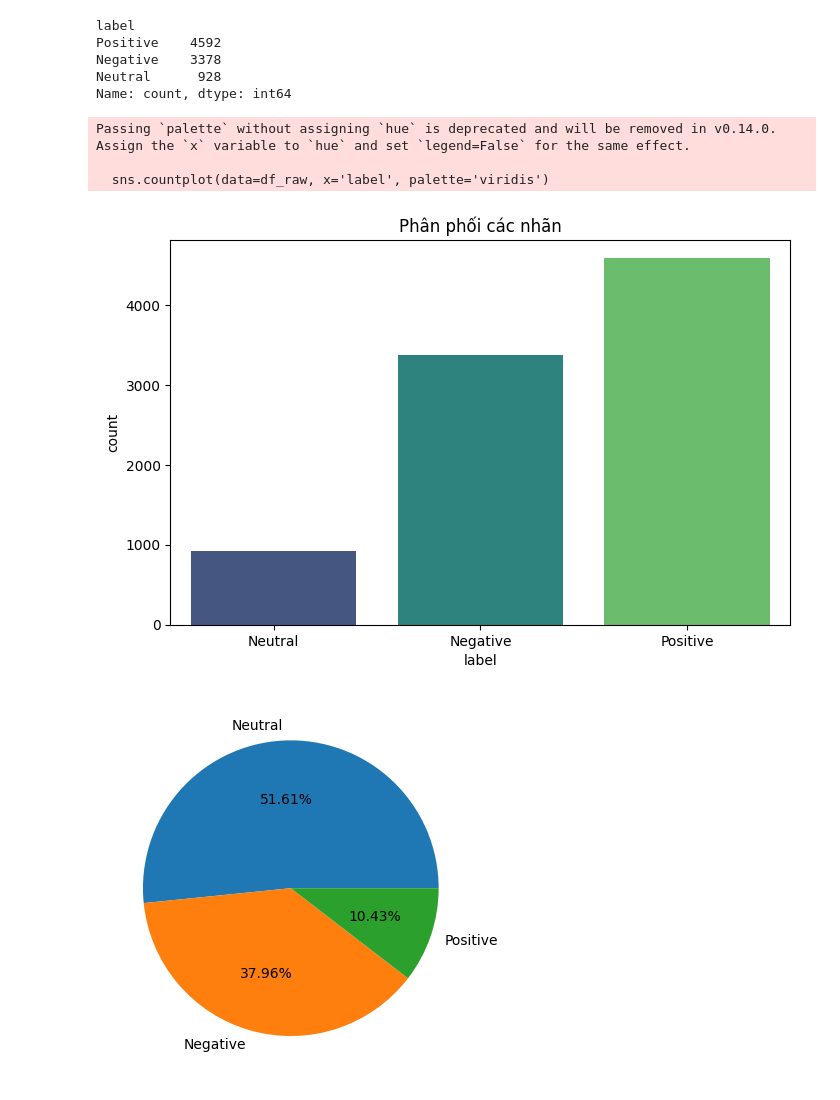
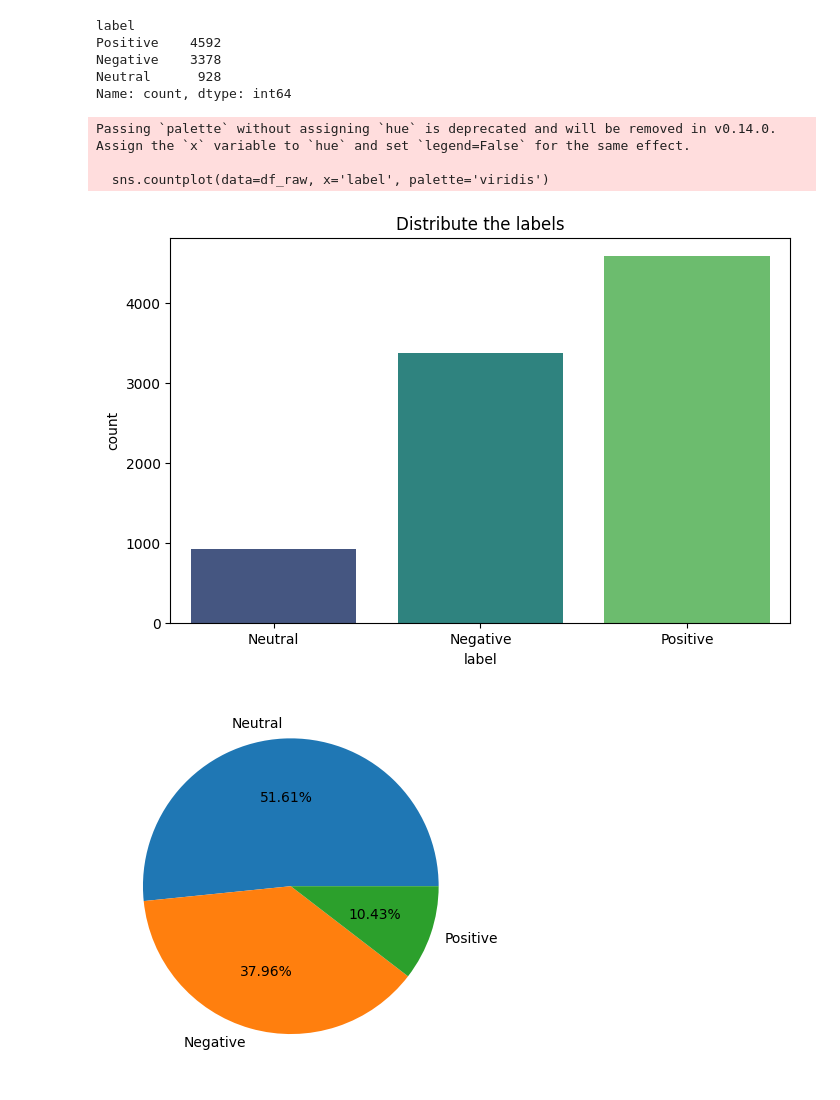
Before and after one commit to ZeusCoderBE/Data-Minning-NLP-clustering-word--Vietnamese-Sentiment-Analysis-Public, a Jupyter notebook: Source/EDA_sentiment.ipynb, the cells around one changed output. Drawn from its saved outputs; the diff is of its cells as text; code cells hidden in the pictures.

```diff
--- a/Source/EDA_sentiment.ipynb
+++ b/Source/EDA_sentiment.ipynb
@@ -76,13 +76,13 @@ Name: count, dtype: int64
 # %%
 plt.figure(figsize=(8, 5))
 sns.countplot(data=df_raw, x='label', palette='viridis')
-plt.title('Phân phối các nhãn')
+plt.title('Distribute the labels')
 plt.show()
 # %% [output]
 Passing `palette` without assigning `hue` is deprecated and will be removed in v0.14.0. Assign the `x` variable to `hue` and set `legend=False` for the same effect.
 
   sns.countplot(data=df_raw, x='label', palette='viridis')
-[figure, old version]
+[figure, new version]
 # %%
 plt.pie(df_raw['label'].value_counts(), labels=df_raw['label'].unique().tolist(), autopct='%.2f%%')
 plt.show()
```
Also changed, not shown: parts of 2 cells of this notebook.
